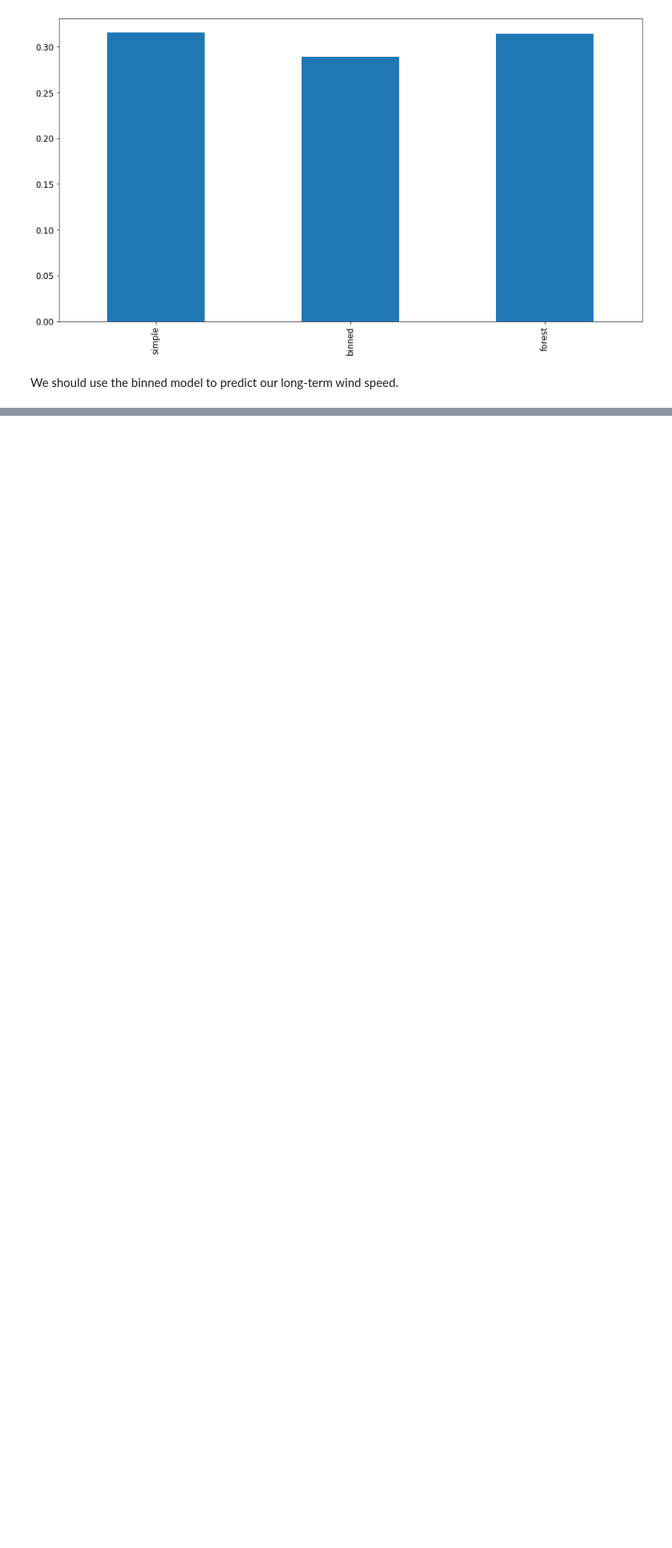
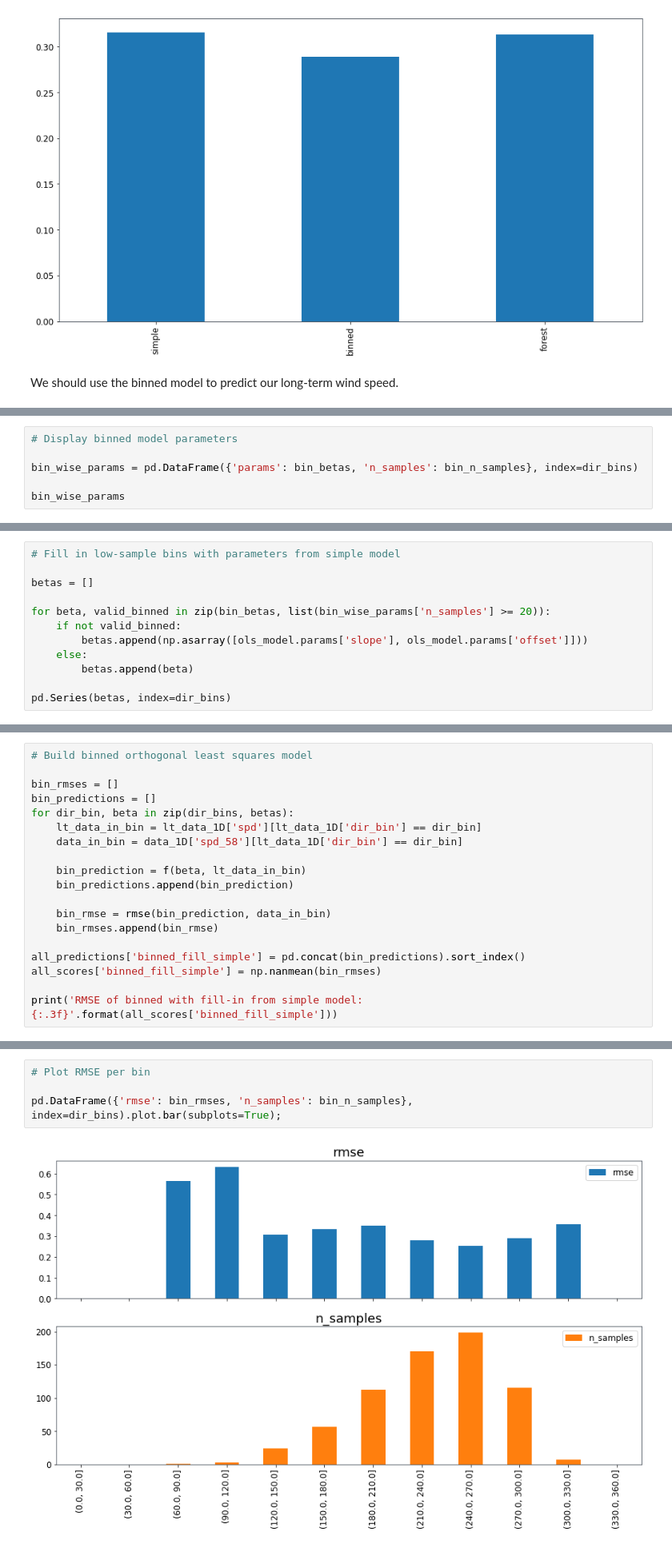
Before and after one commit to flrs/predicting_the_wind, a Jupyter notebook: presentation.ipynb, the cells around one changed output, grey strips where cells are left out. Shown at 80% size. Drawn from its saved outputs; the diff is of its cells as text; blank space fills up the shorter version.

Commit message:
Add power prediction content to presentation

```diff
--- a/presentation.ipynb
+++ b/presentation.ipynb
@@ -416,0 +435,6 @@ We should use the binned model to predict our long-term wind speed.
+# %%
+# Display binned model parameters
+
+bin_wise_params = pd.DataFrame({'params': bin_betas, 'n_samples': bin_n_samples}, index=dir_bins)
+
+bin_wise_params
@@ -416,0 +459,12 @@ We should use the binned model to predict our long-term wind speed.
+# %%
+# Fill in low-sample bins with parameters from simple model
+
+betas = []
+
+for beta, valid_binned in zip(bin_betas, list(bin_wise_params['n_samples'] >= 20)):
+    if not valid_binned:
+        betas.append(np.asarray([ols_model.params['slope'], ols_model.params['offset']]))
+    else:
+        betas.append(beta)
+
+pd.Series(betas, index=dir_bins)
@@ -416,0 +487,19 @@ We should use the binned model to predict our long-term wind speed.
+# %%
+# Build binned orthogonal least squares model
+
+bin_rmses = []
+bin_predictions = []
+for dir_bin, beta in zip(dir_bins, betas):
+    lt_data_in_bin = lt_data_1D['spd'][lt_data_1D['dir_bin'] == dir_bin]
+    data_in_bin = data_1D['spd_58'][lt_data_1D['dir_bin'] == dir_bin]
+
+    bin_prediction = f(beta, lt_data_in_bin)
+    bin_predictions.append(bin_prediction)
+
+    bin_rmse = rmse(bin_prediction, data_in_bin)
+    bin_rmses.append(bin_rmse)
+
+all_predictions['binned_fill_simple'] = pd.concat(bin_predictions).sort_index()
+all_scores['binned_fill_simple'] = np.nanmean(bin_rmses)
+
+print('RMSE of binned with fill-in from simple model: {:.3f}'.format(all_scores['binned_fill_simple']))
@@ -416,0 +518,6 @@ We should use the binned model to predict our long-term wind speed.
+# %%
+# Plot RMSE per bin
+
+pd.DataFrame({'rmse': bin_rmses, 'n_samples': bin_n_samples}, index=dir_bins).plot.bar(subplots=True);
+# %% [output]
+[figure, added]
```
Also changed, not shown: parts of 72 cells of this notebook, 2 other files.
